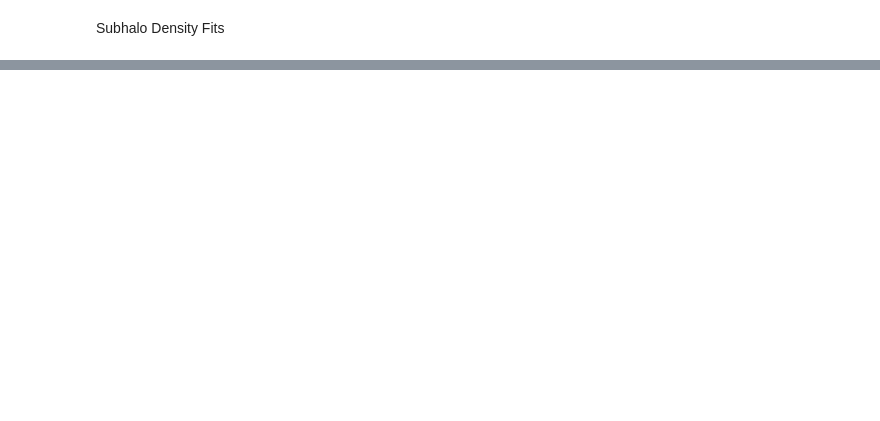
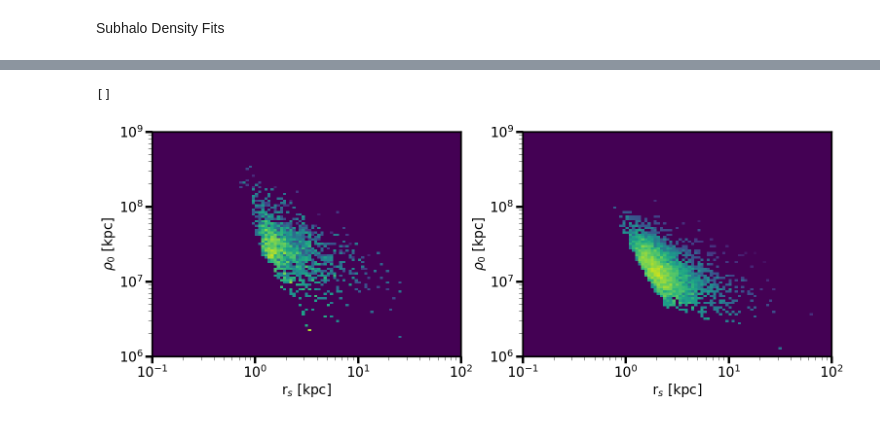
Before and after one commit to dangilman/pyHalo, a Jupyter notebook: example_notebooks/from_galacticus.ipynb, the cells around one changed output, grey strips where cells are left out. Cells and saved outputs as stored; diff of their text form; code cells hidden in the pictures; blank space fills up the shorter version.

```diff
--- a/example_notebooks/from_galacticus.ipynb
+++ b/example_notebooks/from_galacticus.ipynb
@@ -240,0 +288,24 @@ Text(0, 0.5, 'Count')
+# %%
+fig,axs = plt.subplots(ncols=2,figsize=(18,6))
+ax1 = axs[0]
+ax2 = axs[1]
+
+bins_rho = np.logspace(6,9,100)
+bins_rs = np.logspace(-1,2,100)
+
+*_,h1 = ax1.hist2d(galacticus_rs,galacticus_rho,bins=(bins_rs,bins_rho),norm=matplotlib.colors.LogNorm(vmin=1E-10,vmax=1E-7,clip=True),density=True)
+*_,h2 = ax2.hist2d(pyh_rs,pyh_rho,bins=(bins_rs,bins_rho),norm=matplotlib.colors.LogNorm(vmin=1E-10,vmax = 1E-7,clip=True),density=True)
+
+#fig.colorbar(h1)
+#fig.colorbar(h2)
+
+for ax in axs:
+    ax.set_xlabel(r"r$_s$ [kpc]",fontsize=20)
+    ax.set_ylabel(r"$\rho_0$ [kpc]",fontsize=20)
+
+
+ax1.loglog()
+ax2.loglog()
+# %% [output]
+[]
+[figure, added]
```
Also changed, not shown: parts of 19 cells of this notebook.
